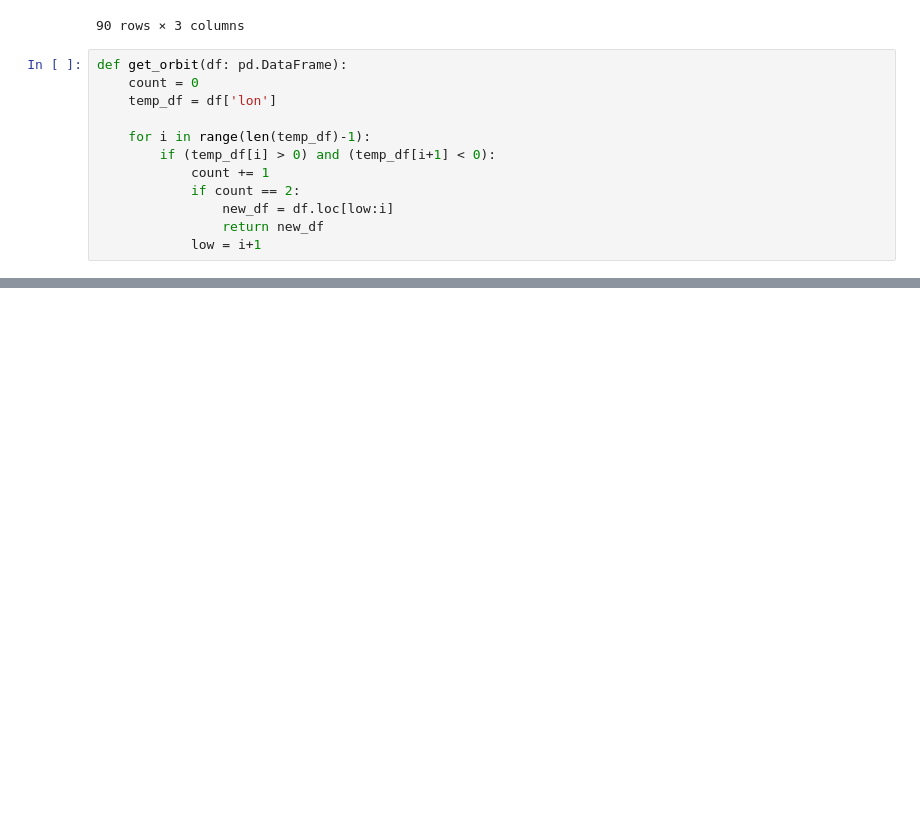
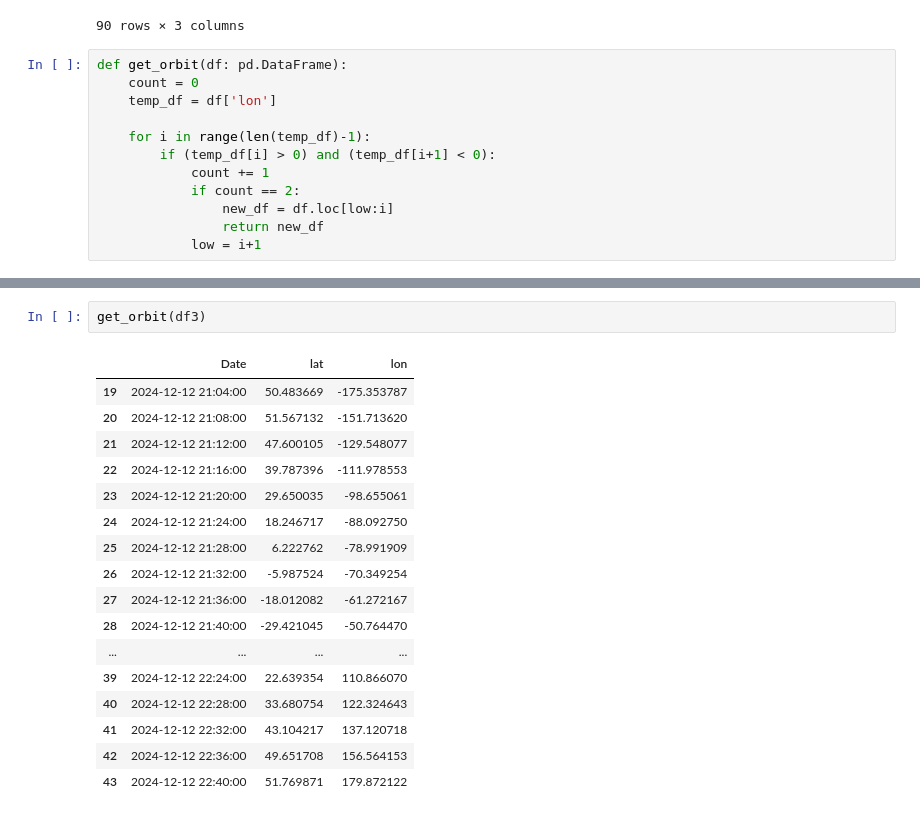
Before and after one commit to khalil-alexander/get_forecast, a Jupyter notebook: Tests.ipynb, the cells around one changed output, grey strips where cells are left out. Saved outputs shown, nothing was run; the diff lists cells and outputs as text; blank space fills up the shorter version.

```diff
--- a/Tests.ipynb
+++ b/Tests.ipynb
@@ -252,0 +311,20 @@ get_orbit(df1)
+# %%
+get_orbit(df3)
+# %% [output]
+|  | Date | lat | lon |
+| 19 | 2024-12-12 21:04:00 | 50.483669 | -175.353787 |
+| 20 | 2024-12-12 21:08:00 | 51.567132 | -151.713620 |
+| 21 | 2024-12-12 21:12:00 | 47.600105 | -129.548077 |
+| 22 | 2024-12-12 21:16:00 | 39.787396 | -111.978553 |
+| 23 | 2024-12-12 21:20:00 | 29.650035 | -98.655061 |
+| 24 | 2024-12-12 21:24:00 | 18.246717 | -88.092750 |
+| 25 | 2024-12-12 21:28:00 | 6.222762 | -78.991909 |
+| 26 | 2024-12-12 21:32:00 | -5.987524 | -70.349254 |
+| 27 | 2024-12-12 21:36:00 | -18.012082 | -61.272167 |
+| 28 | 2024-12-12 21:40:00 | -29.421045 | -50.764470 |
+| ... | ... | ... | ... |
+| 39 | 2024-12-12 22:24:00 | 22.639354 | 110.866070 |
+| 40 | 2024-12-12 22:28:00 | 33.680754 | 122.324643 |
+| 41 | 2024-12-12 22:32:00 | 43.104217 | 137.120718 |
+| 42 | 2024-12-12 22:36:00 | 49.651708 | 156.564153 |
+| 43 | 2024-12-12 22:40:00 | 51.769871 | 179.872122 |
```
Also changed, not shown: parts of 10 cells of this notebook.
